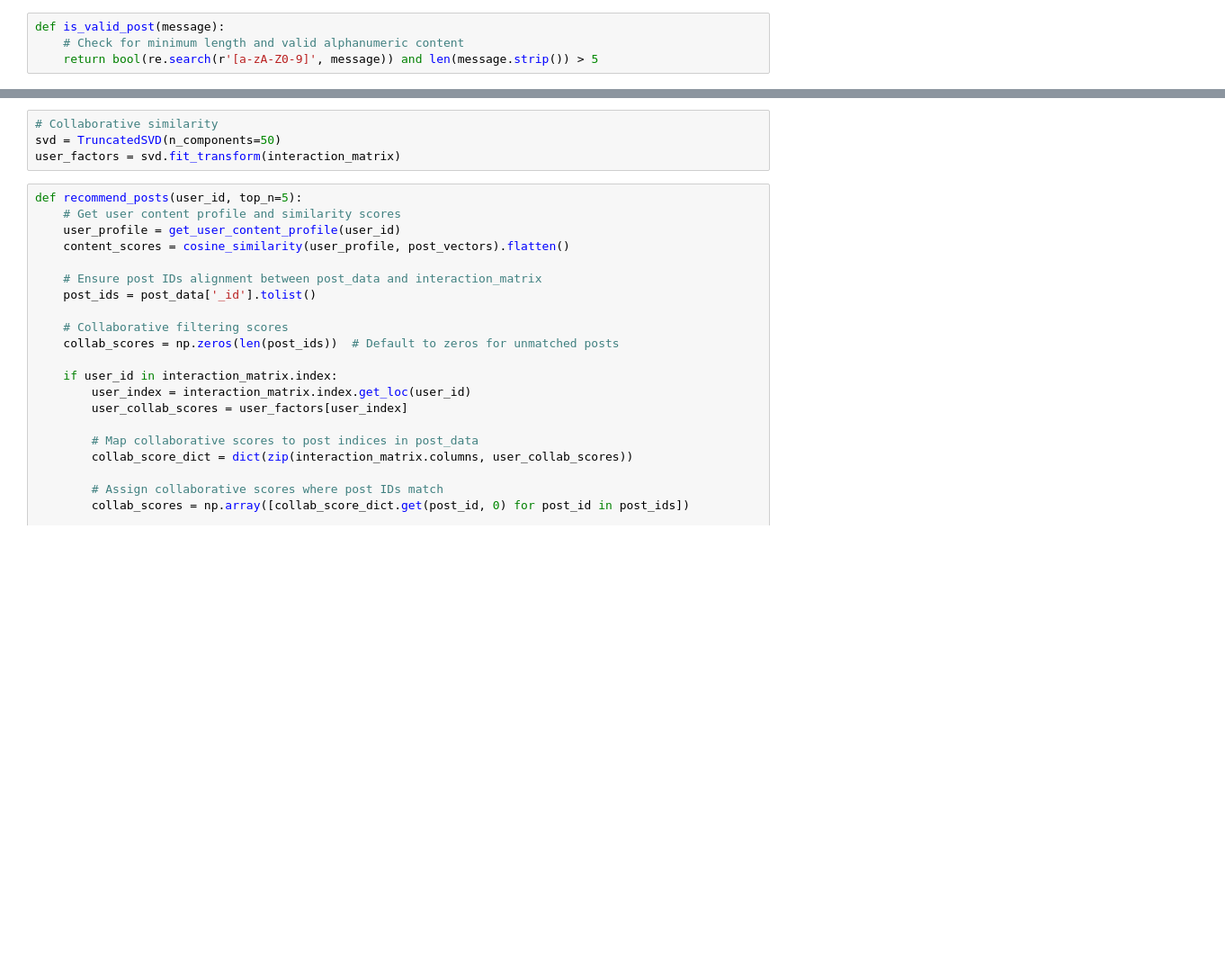
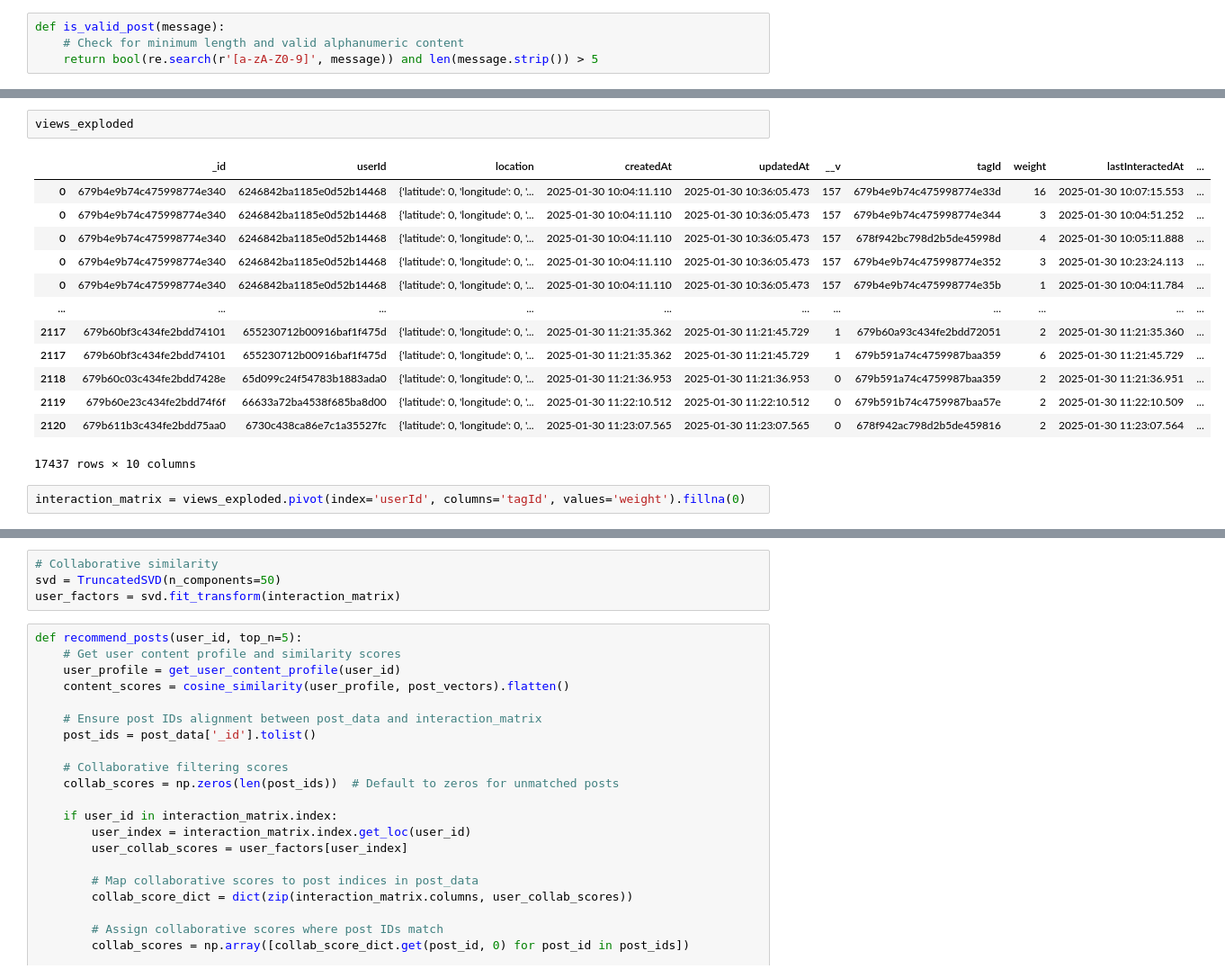
Before and after one commit to anushhhh/pitch-recommendation-algorithm, a Jupyter notebook: pitch_recs.ipynb, the cells around one changed output, grey strips where cells are left out. Shown: that part at 90% size. Cells and saved outputs as stored; diff of their text form; blank space fills up the shorter version.

```diff
--- a/pitch_recs.ipynb
+++ b/pitch_recs.ipynb
@@ -183,3 +198,21 @@ interaction_matrix = view_data.pivot(index='userId', columns='_id', values='__v'
+# %%
+views_exploded
+# %% [output]
+|  | _id | userId | location | createdAt | updatedAt | __v | tagId | weight | lastInteractedAt | ... |
+| 0 | 679b4e9b74c475998774e340 | 6246842ba1185e0d52b14468 | {'latitude': 0, 'longitude': 0, '... | 2025-01-30 10:04:11.110 | 2025-01-30 10:36:05.473 | 157 | 679b4e9b74c475998774e33d | 16 | 2025-01-30 10:07:15.553 | ... |
+| 0 | 679b4e9b74c475998774e340 | 6246842ba1185e0d52b14468 | {'latitude': 0, 'longitude': 0, '... | 2025-01-30 10:04:11.110 | 2025-01-30 10:36:05.473 | 157 | 679b4e9b74c475998774e344 | 3 | 2025-01-30 10:04:51.252 | ... |
+| 0 | 679b4e9b74c475998774e340 | 6246842ba1185e0d52b14468 | {'latitude': 0, 'longitude': 0, '... | 2025-01-30 10:04:11.110 | 2025-01-30 10:36:05.473 | 157 | 678f942bc798d2b5de45998d | 4 | 2025-01-30 10:05:11.888 | ... |
+| 0 | 679b4e9b74c475998774e340 | 6246842ba1185e0d52b14468 | {'latitude': 0, 'longitude': 0, '... | 2025-01-30 10:04:11.110 | 2025-01-30 10:36:05.473 | 157 | 679b4e9b74c475998774e352 | 3 | 2025-01-30 10:23:24.113 | ... |
+| 0 | 679b4e9b74c475998774e340 | 6246842ba1185e0d52b14468 | {'latitude': 0, 'longitude': 0, '... | 2025-01-30 10:04:11.110 | 2025-01-30 10:36:05.473 | 157 | 679b4e9b74c475998774e35b | 1 | 2025-01-30 10:04:11.784 | ... |
+| ... | ... | ... | ... | ... | ... | ... | ... | ... | ... | ... |
+| 2117 | 679b60bf3c434fe2bdd74101 | 655230712b00916baf1f475d | {'latitude': 0, 'longitude': 0, '... | 2025-01-30 11:21:35.362 | 2025-01-30 11:21:45.729 | 1 | 679b60a93c434fe2bdd72051 | 2 | 2025-01-30 11:21:35.360 | ... |
+| 2117 | 679b60bf3c434fe2bdd74101 | 655230712b00916baf1f475d | {'latitude': 0, 'longitude': 0, '... | 2025-01-30 11:21:35.362 | 2025-01-30 11:21:45.729 | 1 | 679b591a74c4759987baa359 | 6 | 2025-01-30 11:21:45.729 | ... |
+| 2118 | 679b60c03c434fe2bdd7428e | 65d099c24f54783b1883ada0 | {'latitude': 0, 'longitude': 0, '... | 2025-01-30 11:21:36.953 | 2025-01-30 11:21:36.953 | 0 | 679b591a74c4759987baa359 | 2 | 2025-01-30 11:21:36.951 | ... |
+| 2119 | 679b60e23c434fe2bdd74f6f | 66633a72ba4538f685ba8d00 | {'latitude': 0, 'longitude': 0, '... | 2025-01-30 11:22:10.512 | 2025-01-30 11:22:10.512 | 0 | 679b591b74c4759987baa57e | 2 | 2025-01-30 11:22:10.509 | ... |
+| 2120 | 679b611b3c434fe2bdd75aa0 | 6730c438ca86e7c1a35527fc | {'latitude': 0, 'longitude': 0, '... | 2025-01-30 11:23:07.565 | 2025-01-30 11:23:07.565 | 0 | 678f942ac798d2b5de459816 | 2 | 2025-01-30 11:23:07.564 | ... |
+17437 rows × 10 columns
+# %%
+interaction_matrix = views_exploded.pivot(index='userId', columns='tagId', values='weight').fillna(0)
 # %%
 interaction_matrix
 # %% [output]
```
Also changed, not shown: parts of 34 cells of this notebook.
